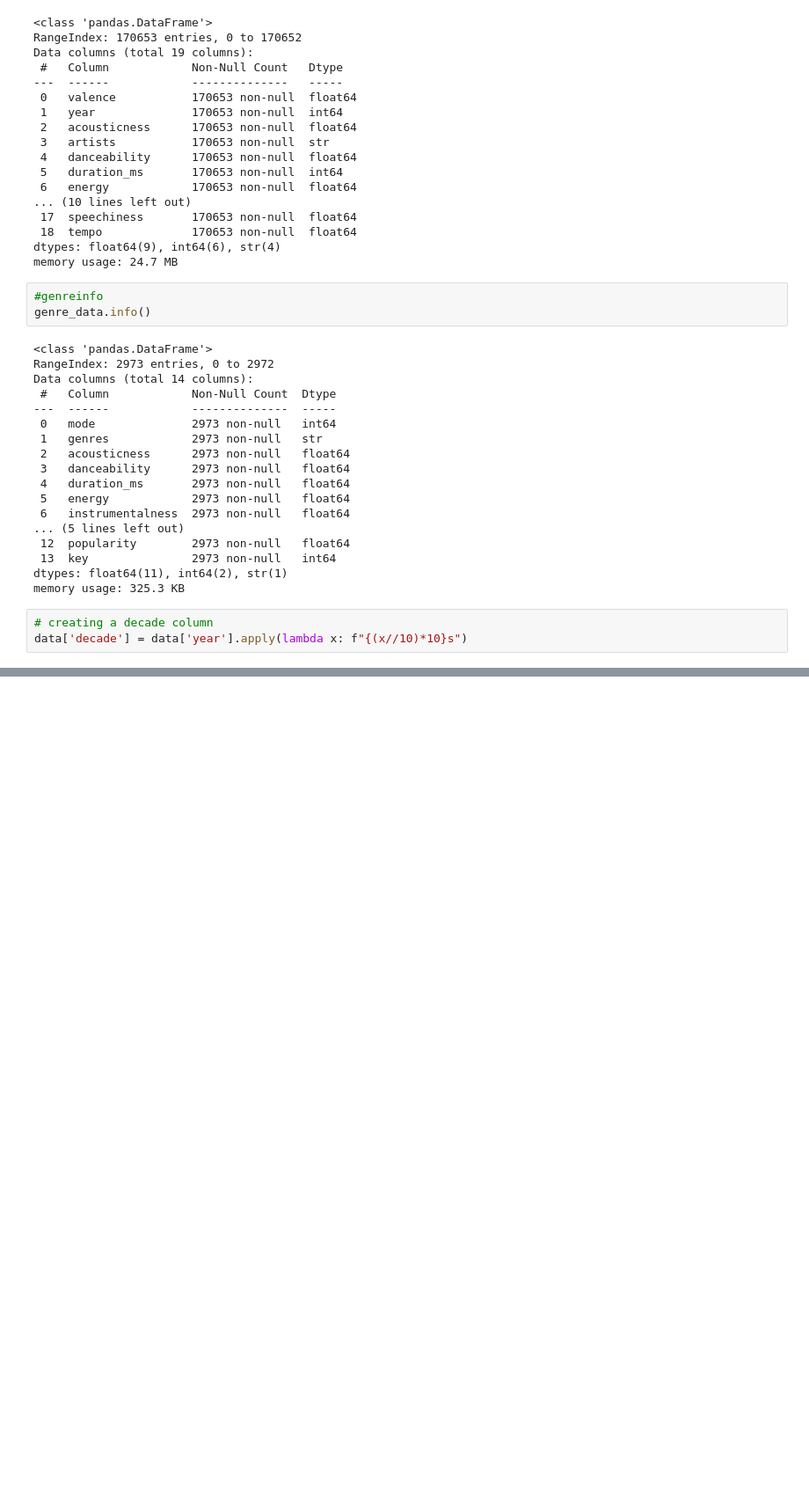
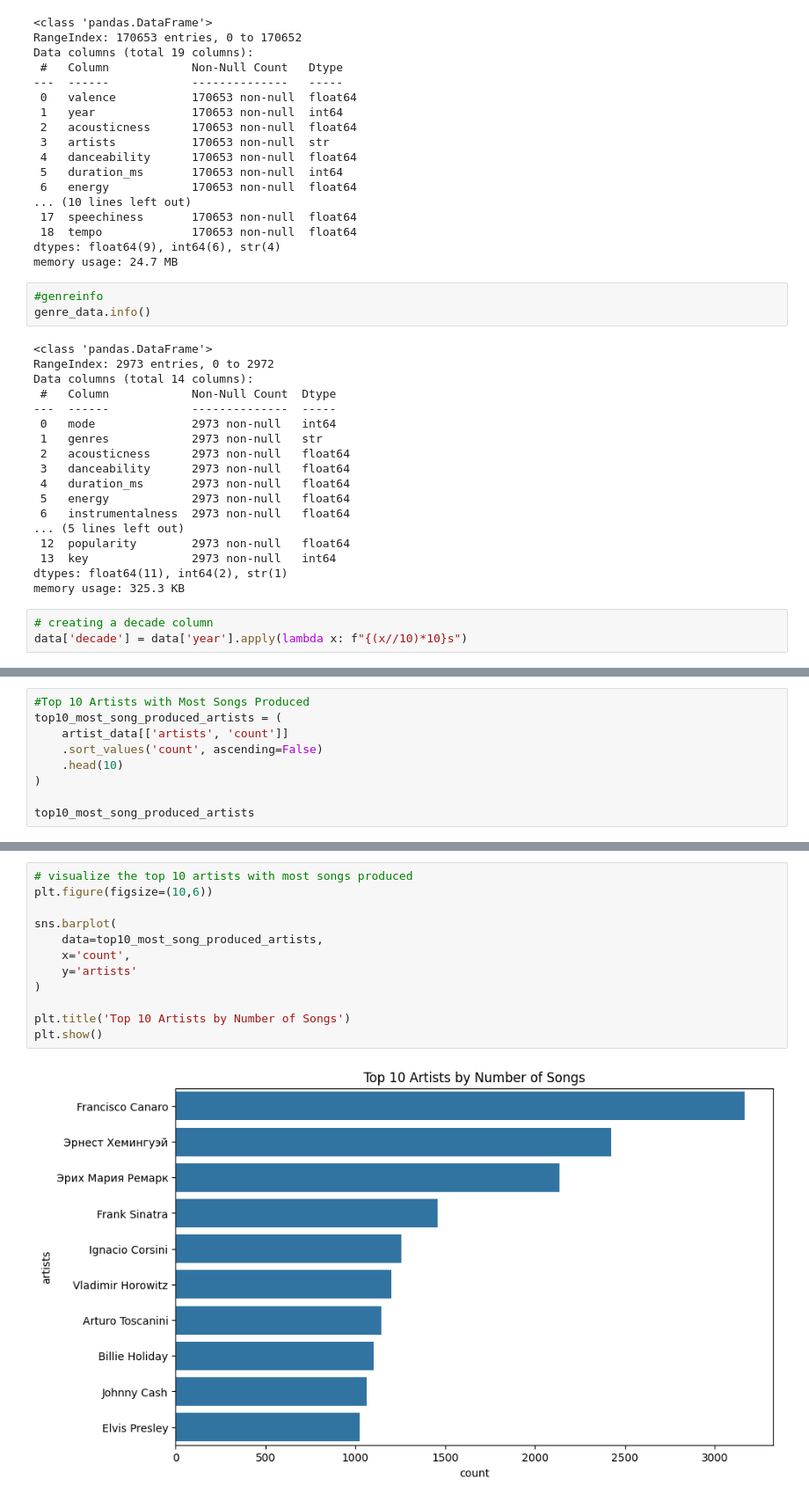
Before and after one commit to Owoko-prog/Spotify-Music-Recommendation-System, a Jupyter notebook: notebooks/analysis.ipynb, the cells around one changed output, grey strips where cells are left out. Shown at 88% size. Cells and saved outputs as stored; diff of their text form; blank space fills up the shorter version.

```diff
--- a/notebooks/analysis.ipynb
+++ b/notebooks/analysis.ipynb
@@ -88,0 +202,9 @@ Reading and understanding the datasets
+# %%
+#Top 10 Artists with Most Songs Produced
+top10_most_song_produced_artists = (
+    artist_data[['artists', 'count']]
+    .sort_values('count', ascending=False)
+    .head(10)
+)
+
+top10_most_song_produced_artists
@@ -88,0 +223,14 @@ Reading and understanding the datasets
+# %%
+# visualize the top 10 artists with most songs produced
+plt.figure(figsize=(10,6))
+
+sns.barplot(
+    data=top10_most_song_produced_artists,
+    x='count',
+    y='artists'
+)
+
+plt.title('Top 10 Artists by Number of Songs')
+plt.show()
+# %% [output]
+[figure, added]
```
Also changed, not shown: parts of 17 cells of this notebook.
